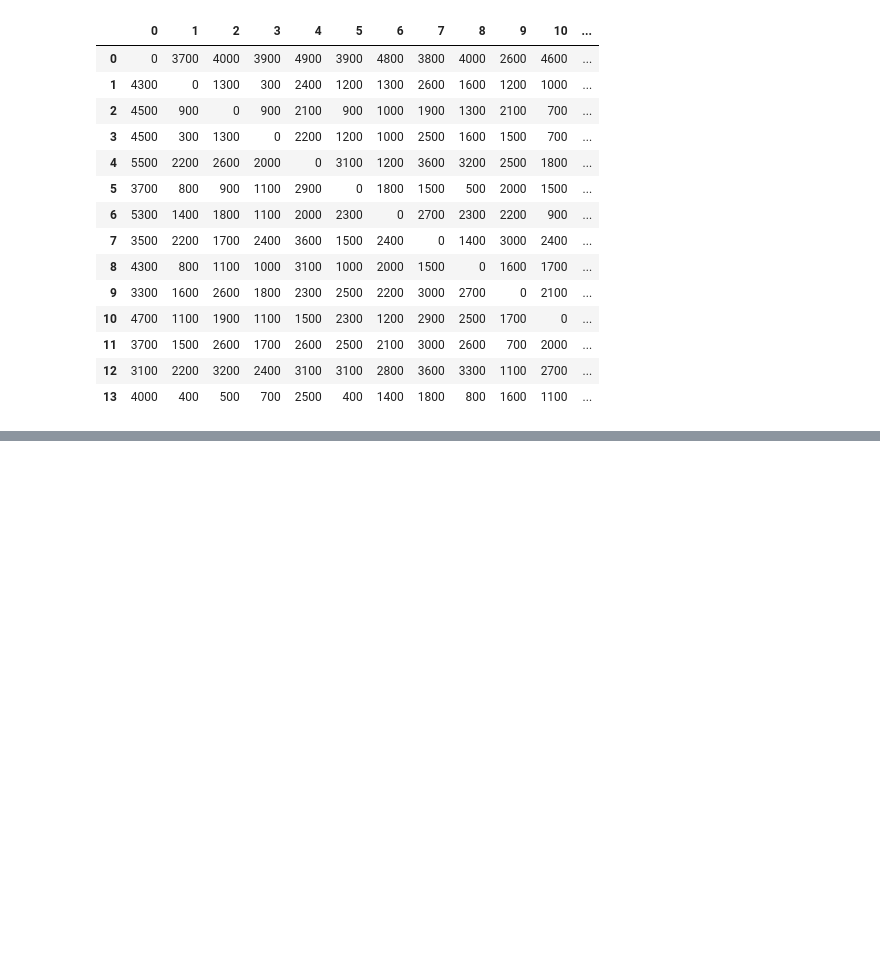
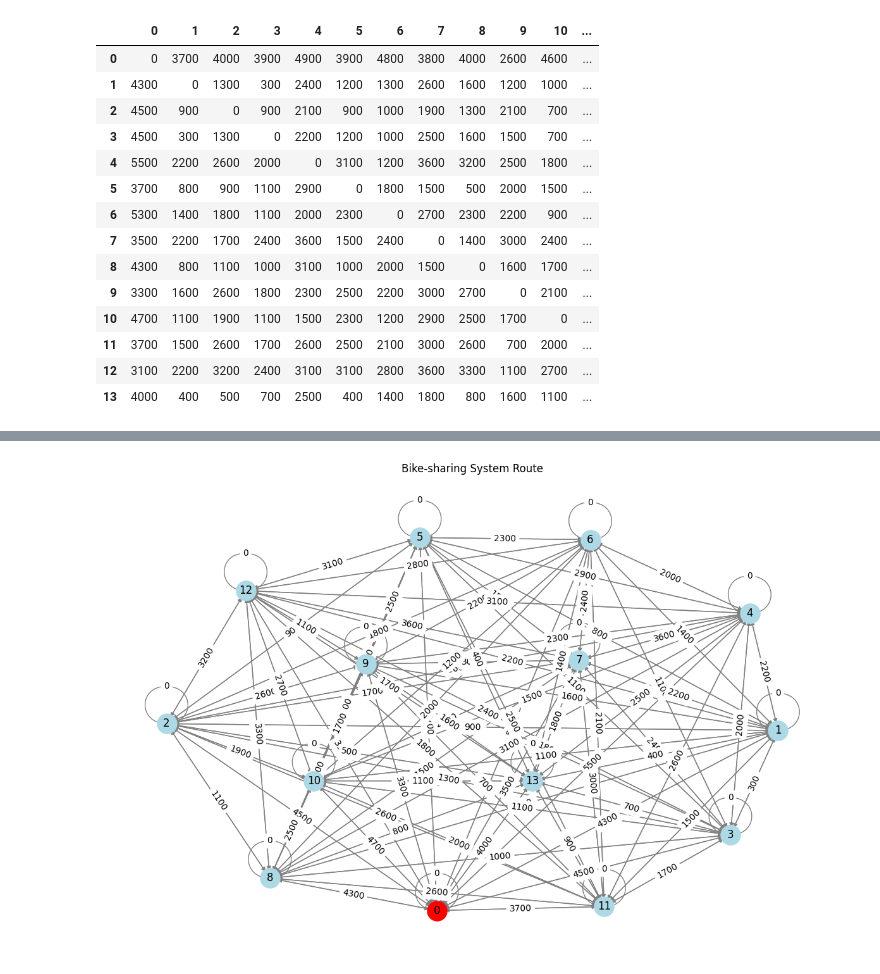
Before and after one commit to codeYann/bss-plex, a Jupyter notebook: src/bss_flow.ipynb, the cells around one changed output, grey strips where cells are left out. Saved outputs shown, nothing was run; the diff lists cells and outputs as text; code cells hidden in the pictures; blank space fills up the shorter version.

Commit message:
improving bss flow

```diff
--- a/src/bss_flow.ipynb
+++ b/src/bss_flow.ipynb
@@ -168,3 +195,0 @@ x_13_2 = 1.0
-# %%
-for i, j in flow:
-    print(f"{problem.model.var_by_name(f"f_{i}_{j}")} = {problem.f[i,j].x}")
@@ -188,0 +224,36 @@ problem.model.status, problem.model.objective_value
+# %%
+def plot_route(V, route, pos=None):
+    G = nx.DiGraph()
+    G.add_nodes_from(V)
+    G.add_edges_from(route)
+
+    if pos is None:
+        pos = nx.spring_layout(G)
+
+    plt.figure(figsize=(12, 8))
+
+    # Draw all nodes except 0 in light blue
+    nx.draw_networkx_nodes(
+        G, pos, nodelist=set(V) - {0}, node_color="lightblue", node_size=500
+    )
+
+    # Draw node 0 in red
+    nx.draw_networkx_nodes(G, pos, nodelist=[0], node_color="red", node_size=500)
+
+    nx.draw_networkx_labels(G, pos)
+
+    # Draw edges
+    nx.draw_networkx_edges(G, pos, edgelist=route, edge_color="grey", arrows=True)
+
+    # Add edge labels (distances)
+    edge_labels = {(i, j): f"{problem.c[i,j]}" for i, j in route}
+    nx.draw_networkx_edge_labels(G, pos, edge_labels=edge_labels)
+
+    plt.title("Bike-sharing System Route")
+    plt.axis("off")
+    plt.tight_layout()
+    plt.show()
+# %%
+plot_route(V, A)
+# %% [output]
+[figure, added]
```
Also changed, not shown: parts of 10 cells of this notebook.
